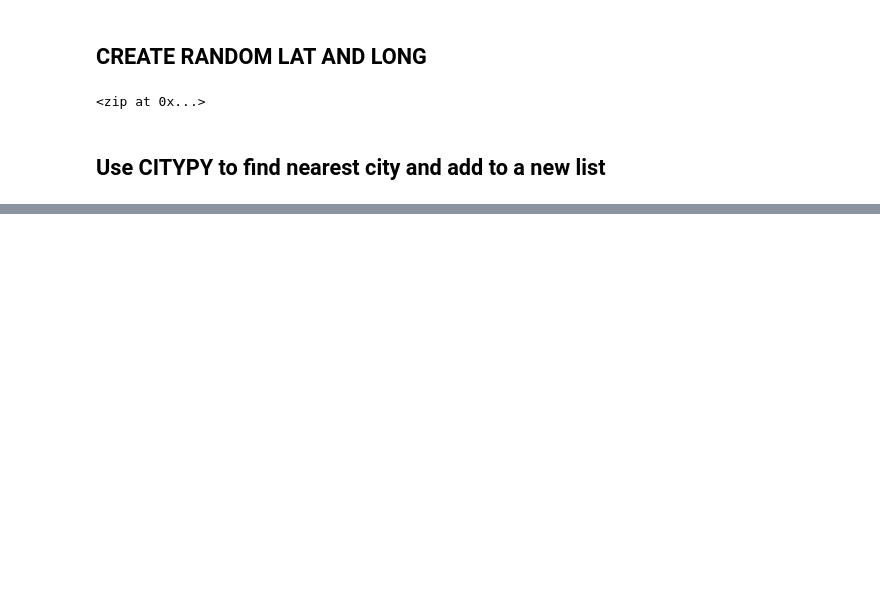
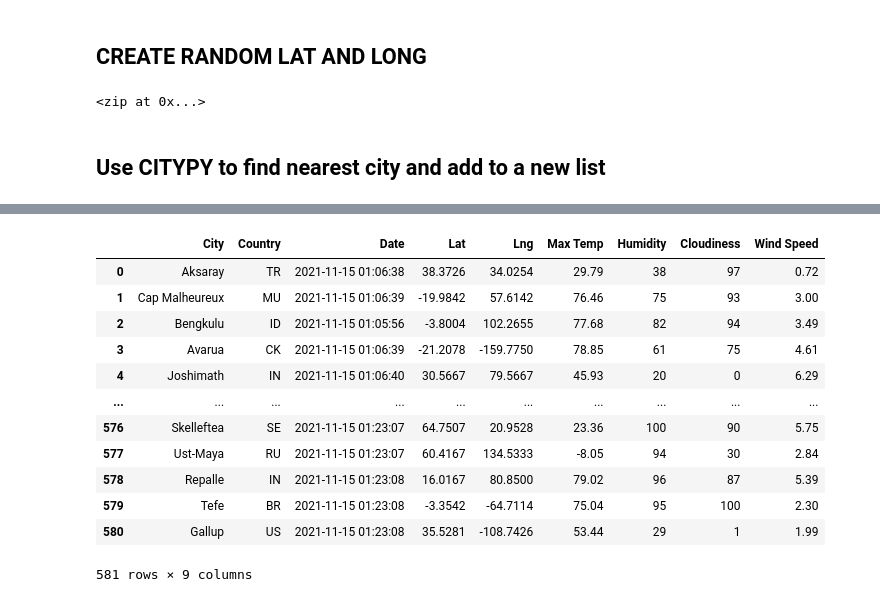
Before and after one commit to Dennisseur/World_Weather_Analysis, a Jupyter notebook: WeatherPy.ipynb, the cells around one changed output, grey strips where cells are left out. Drawn from its saved outputs; the diff is of its cells as text; code cells hidden in the pictures; blank space fills up the shorter version.

Commit message:
updated weatherpy and gitignore

```diff
--- a/WeatherPy.ipynb
+++ b/WeatherPy.ipynb
@@ -37,0 +47,4 @@ len(cities)
+# %%
+# Starting URL for Weather Map API Call.
+url = "http://api.openweathermap.org/data/2.5/weather?units=Imperial&APPID=" + weather_api_key
+print(url)
@@ -37,0 +137,4 @@ len(cities)
+# %%
+# Convert the array of dictionaries to a Pandas DataFrame.
+city_data_df = pd.DataFrame(city_data)
+city_data_df.head(10)
@@ -37,0 +153,18 @@ len(cities)
+# %%
+new_column_order = ["City", "Country", "Date","Lat","Lng", "Max Temp", "Humidity", "Cloudiness", "Wind Speed"]
+city_data_2_df=city_data_df[new_column_order]
+city_data_2_df
+# %% [output]
+|  | City | Country | Date | Lat | Lng | Max Temp | Humidity | Cloudiness | Wind Speed |
+| 0 | Aksaray | TR | 2021-11-15 01:06:38 | 38.3726 | 34.0254 | 29.79 | 38 | 97 | 0.72 |
+| 1 | Cap Malheureux | MU | 2021-11-15 01:06:39 | -19.9842 | 57.6142 | 76.46 | 75 | 93 | 3.00 |
+| 2 | Bengkulu | ID | 2021-11-15 01:05:56 | -3.8004 | 102.2655 | 77.68 | 82 | 94 | 3.49 |
+| 3 | Avarua | CK | 2021-11-15 01:06:39 | -21.2078 | -159.7750 | 78.85 | 61 | 75 | 4.61 |
+| 4 | Joshimath | IN | 2021-11-15 01:06:40 | 30.5667 | 79.5667 | 45.93 | 20 | 0 | 6.29 |
+| ... | ... | ... | ... | ... | ... | ... | ... | ... | ... |
+| 576 | Skelleftea | SE | 2021-11-15 01:23:07 | 64.7507 | 20.9528 | 23.36 | 100 | 90 | 5.75 |
+| 577 | Ust-Maya | RU | 2021-11-15 01:23:07 | 60.4167 | 134.5333 | -8.05 | 94 | 30 | 2.84 |
+| 578 | Repalle | IN | 2021-11-15 01:23:08 | 16.0167 | 80.8500 | 79.02 | 96 | 87 | 5.39 |
+| 579 | Tefe | BR | 2021-11-15 01:23:08 | -3.3542 | -64.7114 | 75.04 | 95 | 100 | 2.30 |
+| 580 | Gallup | US | 2021-11-15 01:23:08 | 35.5281 | -108.7426 | 53.44 | 29 | 1 | 1.99 |
+581 rows × 9 columns
```
Also changed, not shown: parts of 9 cells of this notebook, 4 other files.
